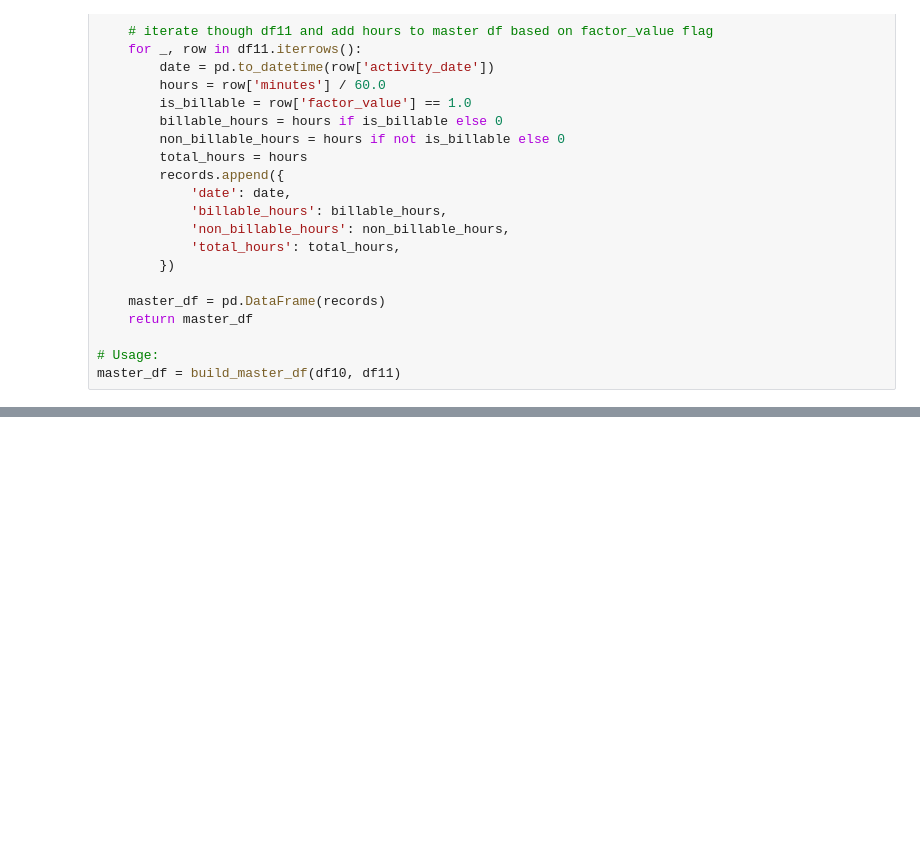
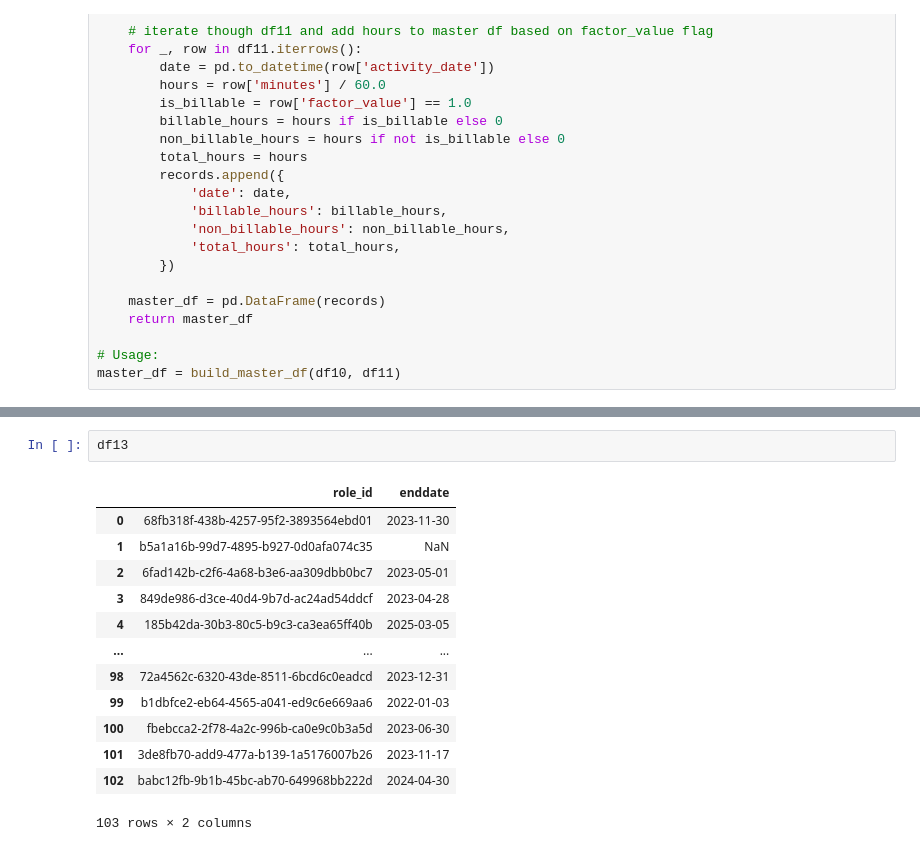
Before and after one commit to alshakarti/hyper_island_bi, a Jupyter notebook: eda.ipynb, the cells around one changed output, grey strips where cells are left out. Drawn from its saved outputs; the diff is of its cells as text; blank space fills up the shorter version.

```diff
--- a/eda.ipynb
+++ b/eda.ipynb
@@ -1218,0 +1235,16 @@ master_df.sample(100)
+# %%
+df13
+# %% [output]
+|  | role_id | enddate |
+| 0 | 68fb318f-438b-4257-95f2-3893564ebd01 | 2023-11-30 |
+| 1 | b5a1a16b-99d7-4895-b927-0d0afa074c35 | NaN |
+| 2 | 6fad142b-c2f6-4a68-b3e6-aa309dbb0bc7 | 2023-05-01 |
+| 3 | 849de986-d3ce-40d4-9b7d-ac24ad54ddcf | 2023-04-28 |
+| 4 | 185b42da-30b3-80c5-b9c3-ca3ea65ff40b | 2025-03-05 |
+| ... | ... | ... |
+| 98 | 72a4562c-6320-43de-8511-6bcd6c0eadcd | 2023-12-31 |
+| 99 | b1dbfce2-eb64-4565-a041-ed9c6e669aa6 | 2022-01-03 |
+| 100 | fbebcca2-2f78-4a2c-996b-ca0e9c0b3a5d | 2023-06-30 |
+| 101 | 3de8fb70-add9-477a-b139-1a5176007b26 | 2023-11-17 |
+| 102 | babc12fb-9b1b-45bc-ab70-649968bb222d | 2024-04-30 |
+103 rows × 2 columns
```
Also changed, not shown: parts of 7 cells of this notebook, 1 other file.
